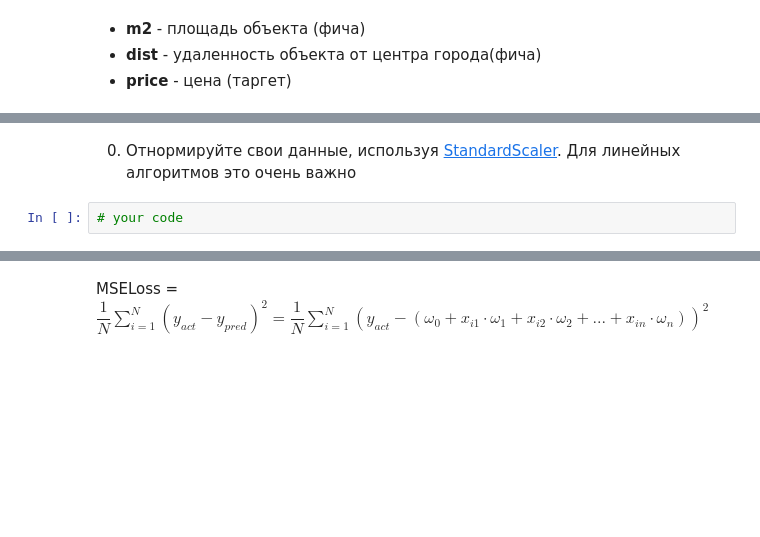
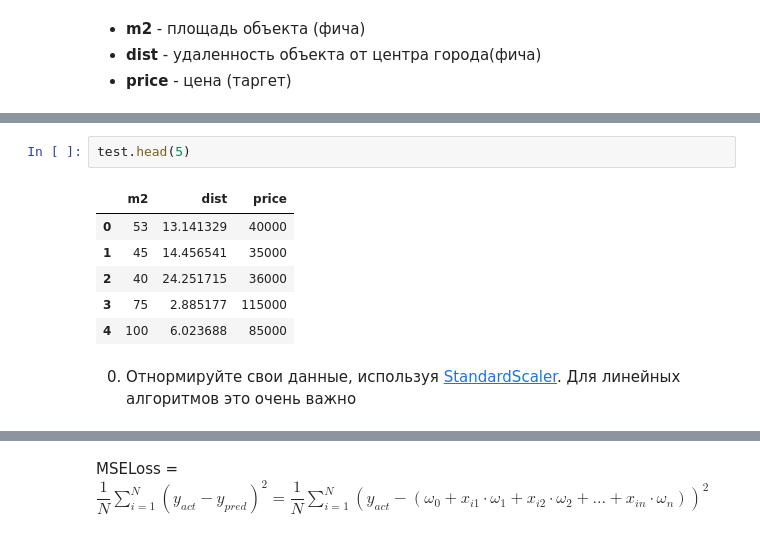
Before and after one commit to S2pacAV/05-math, a Jupyter notebook: 05-04-task.ipynb, the cells around one changed output, grey strips where cells are left out. Drawn from its saved outputs; the diff is of its cells as text; blank space fills up the shorter version.

```diff
--- a/05-04-task.ipynb
+++ b/05-04-task.ipynb
@@ -28,4 +42,11 @@ test = pd.read_csv('aux/test_flats.csv')
+# %%
+test.head(5)
+# %% [output]
+|  | m2 | dist | price |
+| 0 | 53 | 13.141329 | 40000 |
+| 1 | 45 | 14.456541 | 35000 |
+| 2 | 40 | 24.251715 | 36000 |
+| 3 | 75 | 2.885177 | 115000 |
+| 4 | 100 | 6.023688 | 85000 |
 # %% [markdown]
 0. Отнормируйте свои данные, используя [StandardScaler](https://scikit-learn.org/stable/modules/generated/sklearn.preprocessing.StandardScaler.html). Для линейных алгоритмов это очень важно
-# %%
-# your code
```
Also changed, not shown: parts of 20 cells of this notebook.
